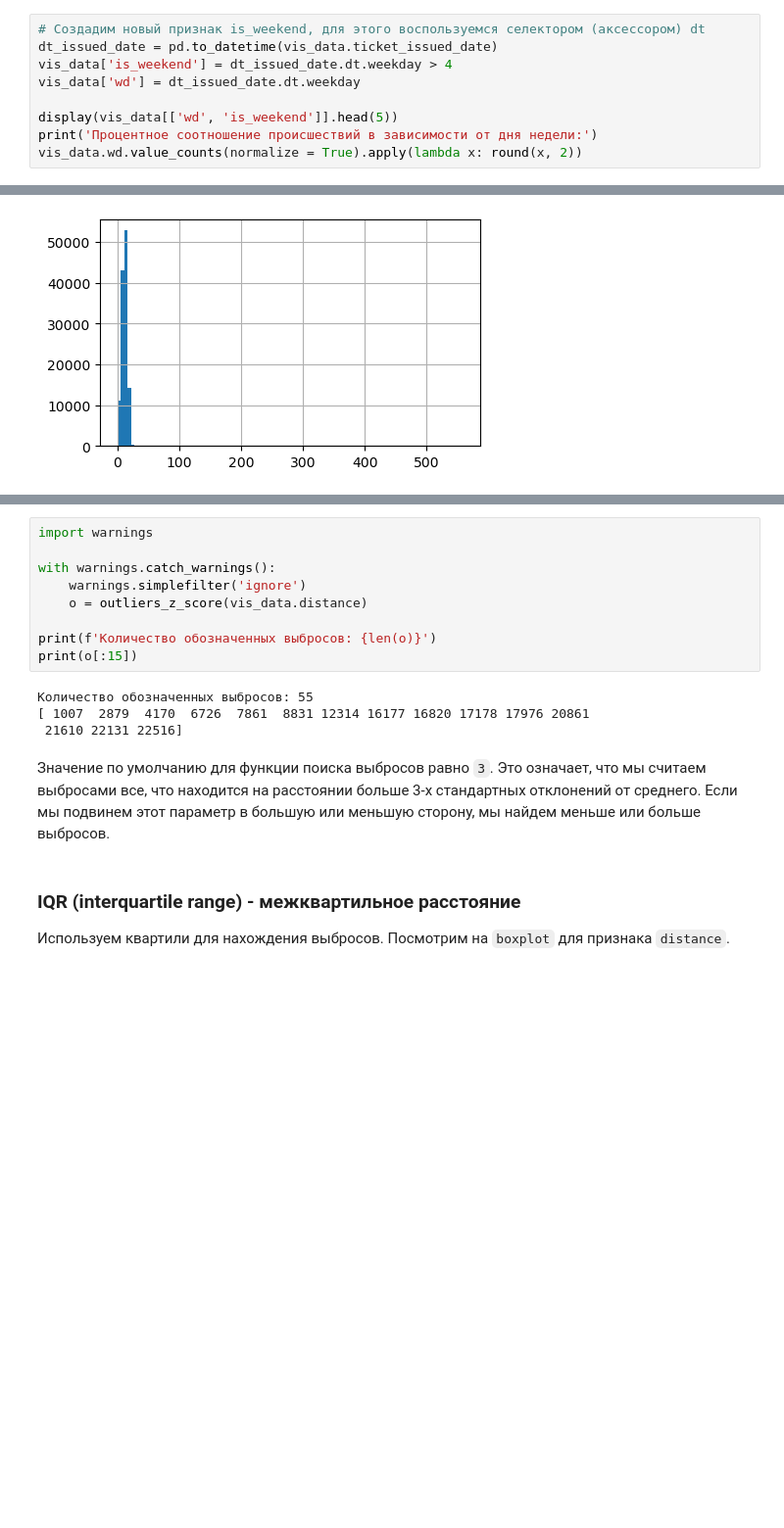
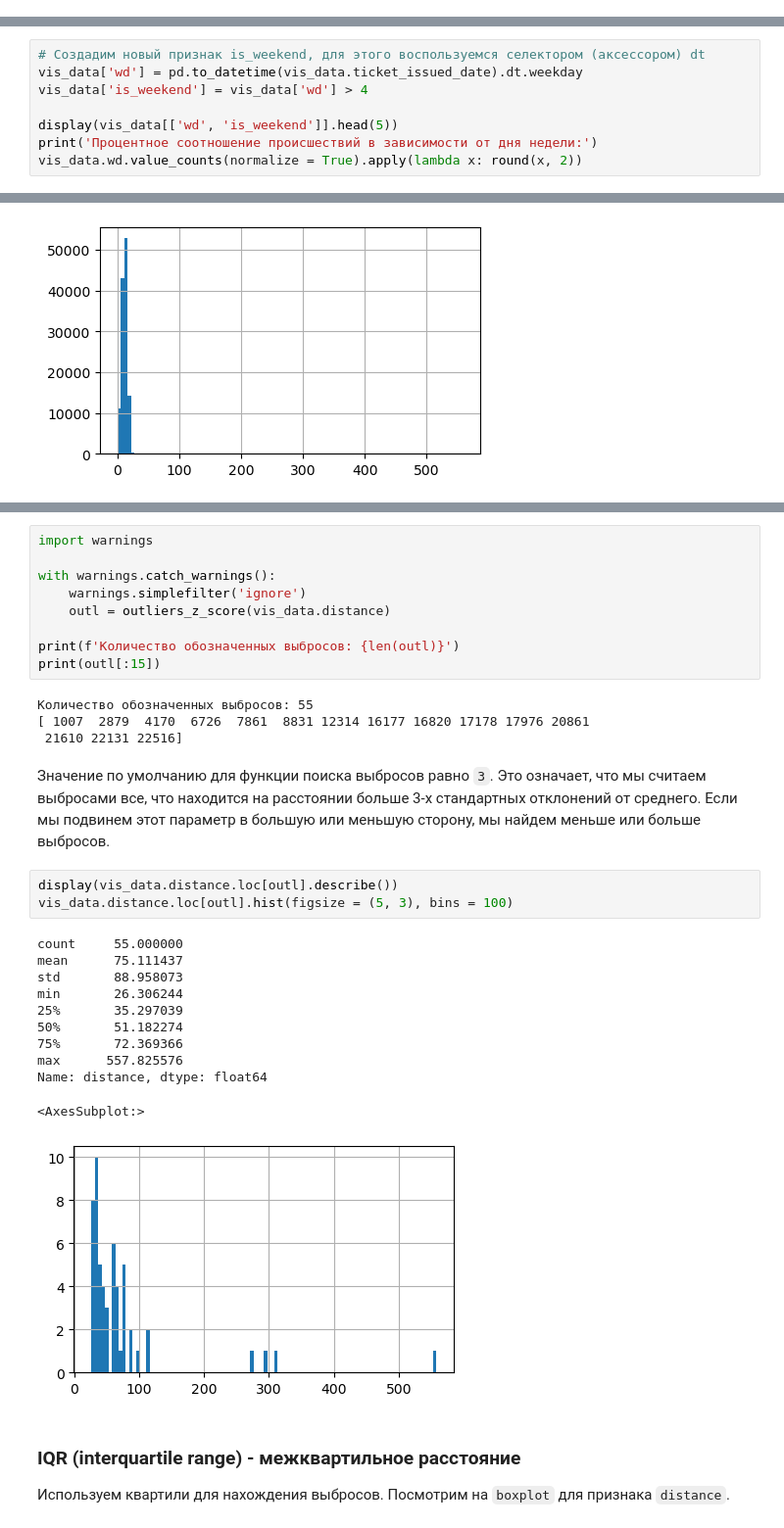
Before and after one commit to AngelinaAngelSun/0.Training-Python_SQL_MLagorithms, a Jupyter notebook: Data_Preprocessing_Cleaning_Filtering_Aggregating.ipynb, the cells around one changed output, grey strips where cells are left out. Shown at 98% size. Drawn from its saved outputs; the diff is of its cells as text; blank space fills up the shorter version.

Commit message:
Addition of changed Data_Preprocessing file

```diff
--- a/Data_Preprocessing_Cleaning_Filtering_Aggregating .ipynb
+++ b/Data_Preprocessing_Cleaning_Filtering_Aggregating.ipynb
@@ -1557,12 +1626,3 @@ Name: payment_date, dtype: datetime64[ns]
 'Weekday: 3'
 # %% [markdown]
 В текущем наборе данных можно использовать такой признак как будний день / выходной, чтобы определить, когда чаще совершают правонарушения
-# %%
-# Создадим новый признак is_weekend, для этого воспользуемся селектором (аксессором) dt
-dt_issued_date = pd.to_datetime(vis_data.ticket_issued_date)
-vis_data['is_weekend'] = dt_issued_date.dt.weekday > 4
-vis_data['wd'] = dt_issued_date.dt.weekday
-
-display(vis_data[['wd', 'is_weekend']].head(5))
-print('Процентное соотношение происшествий в зависимости от дня недели:')
-vis_data.wd.value_counts(normalize = True).apply(lambda x: round(x, 2))
@@ -1584,0 +1629,8 @@ Name: wd, dtype: float64
+# %%
+# Создадим новый признак is_weekend, для этого воспользуемся селектором (аксессором) dt
+vis_data['wd'] = pd.to_datetime(vis_data.ticket_issued_date).dt.weekday
+vis_data['is_weekend'] = vis_data['wd'] > 4
+
+display(vis_data[['wd', 'is_weekend']].head(5))
+print('Процентное соотношение происшествий в зависимости от дня недели:')
+vis_data.wd.value_counts(normalize = True).apply(lambda x: round(x, 2))
@@ -1658,21 +1737,36 @@ def outliers_z_score(ys, threshold = 3):
     std_y = np.std(ys)
     z_scores =  [(y - mean_y) / std_y for y in ys]
     return np.where(np.abs(z_scores) > threshold)[0]
-# %%
-import warnings
-
-with warnings.catch_warnings():
-    warnings.simplefilter('ignore')
-    o = outliers_z_score(vis_data.distance)
-
-print(f'Количество обозначенных выбросов: {len(o)}')
-print(o[:15])
-# %% [output]
-Количество обозначенных выбросов: 55
-[ 1007  2879  4170  6726  7861  8831 12314 16177 16820 17178 17976 20861
- 21610 22131 22516]
+# %%
+import warnings
+
+with warnings.catch_warnings():
+    warnings.simplefilter('ignore')
+    outl = outliers_z_score(vis_data.distance)
+
+print(f'Количество обозначенных выбросов: {len(outl)}')
+print(outl[:15])
+# %% [output]
+Количество обозначенных выбросов: 55
+[ 1007  2879  4170  6726  7861  8831 12314 16177 16820 17178 17976 20861
+ 21610 22131 22516]
 # %% [markdown]
 Значение по умолчанию для функции поиска выбросов равно `3`. Это означает, что мы считаем выбросами все, что находится на расстоянии больше 3-x стандартных отклонений от среднего. Если мы подвинем этот параметр в большую или меньшую сторону, мы найдем меньше или больше выбросов.
+# %%
+display(vis_data.distance.loc[outl].describe())
+vis_data.distance.loc[outl].hist(figsize = (5, 3), bins = 100)
+# %% [output]
+count     55.000000
+mean      75.111437
+std       88.958073
+min       26.306244
+25%       35.297039
+50%       51.182274
+75%       72.369366
+max      557.825576
+Name: distance, dtype: float64
+<AxesSubplot:>
+[figure, added]
 # %% [markdown]
 ### IQR (interquartile range) -  межквартильное расстояние
 
```
Also changed, not shown: parts of 69 cells of this notebook.
